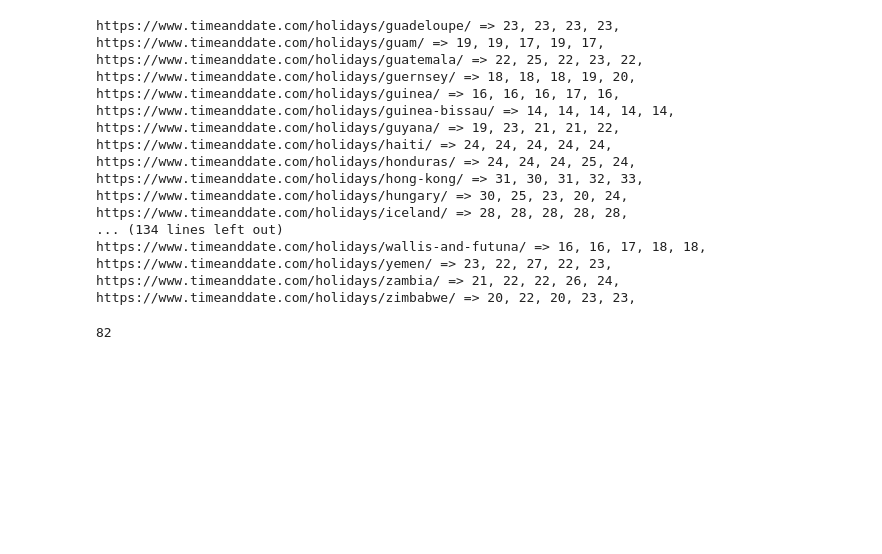
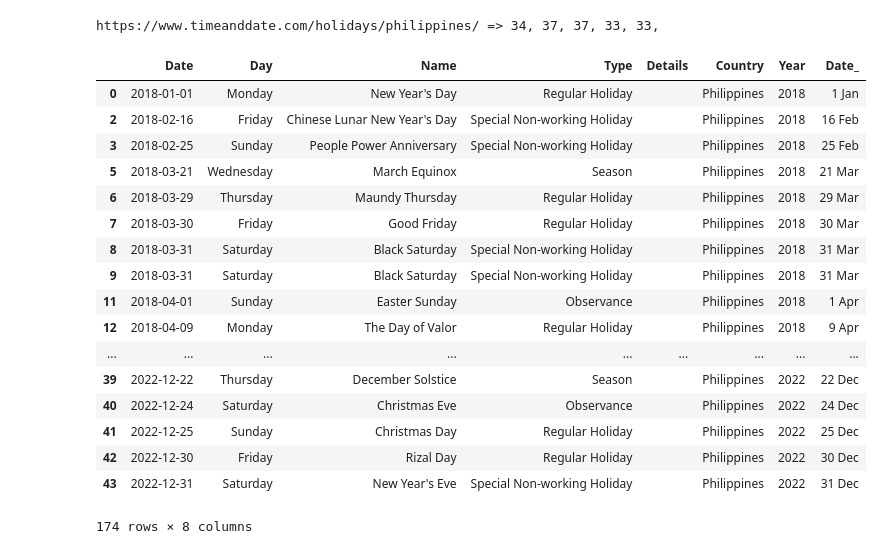
Before and after one commit to Hamma111/baris-project-scrapy, a Jupyter notebook: misc/NationalHolidays/scraper.ipynb, the cells around one changed output. Cells and saved outputs as stored; diff of their text form; code cells hidden in the pictures; blank space fills up the shorter version.

```diff
--- a/misc/NationalHolidays/scraper.ipynb
+++ b/misc/NationalHolidays/scraper.ipynb
@@ -18,22 +17,25 @@ site = requests.get('https://www.timeanddate.com/holidays/?allcountries',
 # %%
 soup = BeautifulSoup(site.content)
 # %%
-countries_urls = ["https://www.timeanddate.com"+x.find('a')['href'] for x in soup.find("article", {'class':'category-list'}).findAll('li')]
+# countries_urls = ["https://www.timeanddate.com"+x.find('a')['href'] for x in soup.find("article", {'class':'category-list'}).findAll('li')]
+countries_urls = ["https://www.timeanddate.com/holidays/philippines/"]
 # %%
 years = ["2018","2019", "2020", "2021", "2022"]
 # %%
 all_dfs = []
 # %%
-for country_url in tqdm(countries_urls[82:]):
+for country_url in tqdm(countries_urls[:]):
     print(country_url, end=" => ")
     for year in years:
         web_url = country_url + year
         try:
-            df = pd.read_html(web_url)[0].dropna()
+            df = pd.read_html(web_url)[0]#.dropna()
         except ValueError:
             continue
         if len(df.columns) == 4:
             df['Details'] = ""
+#         df['Details'] = ""
+        df = df.dropna()
         df.columns = ["Date", "Day", "Name", "Type" , "Details"]
         df['Country'] = country_url.split("/")[-2].capitalize()
         df['Year'] = year
@@ -46,28 +48,29 @@ for country_url in tqdm(countries_urls[82:]):
 #         break
 #     break
 # %% [output]
-https://www.timeanddate.com/holidays/guadeloupe/ => 23, 23, 23, 23,
-https://www.timeanddate.com/holidays/guam/ => 19, 19, 17, 19, 17,
-https://www.timeanddate.com/holidays/guatemala/ => 22, 25, 22, 23, 22,
-https://www.timeanddate.com/holidays/guernsey/ => 18, 18, 18, 19, 20,
-https://www.timeanddate.com/holidays/guinea/ => 16, 16, 16, 17, 16,
-https://www.timeanddate.com/holidays/guinea-bissau/ => 14, 14, 14, 14, 14,
-https://www.timeanddate.com/holidays/guyana/ => 19, 23, 21, 21, 22,
-https://www.timeanddate.com/holidays/haiti/ => 24, 24, 24, 24, 24,
-https://www.timeanddate.com/holidays/honduras/ => 24, 24, 24, 25, 24,
-https://www.timeanddate.com/holidays/hong-kong/ => 31, 30, 31, 32, 33,
-https://www.timeanddate.com/holidays/hungary/ => 30, 25, 23, 20, 24,
-https://www.timeanddate.com/holidays/iceland/ => 28, 28, 28, 28, 28,
-... (134 lines left out)
-https://www.timeanddate.com/holidays/wallis-and-futuna/ => 16, 16, 17, 18, 18,
-https://www.timeanddate.com/holidays/yemen/ => 23, 22, 27, 22, 23,
-https://www.timeanddate.com/holidays/zambia/ => 21, 22, 22, 26, 24,
-https://www.timeanddate.com/holidays/zimbabwe/ => 20, 22, 20, 23, 23,
+https://www.timeanddate.com/holidays/philippines/ => 34, 37, 37, 33, 33,
-# %%
-countries_urls.index(country_url)
-# %% [output]
-82
 # %%
 df = pd.concat(all_dfs)
+# %%
+df
+# %% [output]
+|  | Date | Day | Name | Type | Details | Country | Year | Date_ |
+| 0 | 2018-01-01 | Monday | New Year's Day | Regular Holiday |  | Philippines | 2018 | 1 Jan |
+| 2 | 2018-02-16 | Friday | Chinese Lunar New Year's Day | Special Non-working Holiday |  | Philippines | 2018 | 16 Feb |
+| 3 | 2018-02-25 | Sunday | People Power Anniversary | Special Non-working Holiday |  | Philippines | 2018 | 25 Feb |
+| 5 | 2018-03-21 | Wednesday | March Equinox | Season |  | Philippines | 2018 | 21 Mar |
+| 6 | 2018-03-29 | Thursday | Maundy Thursday | Regular Holiday |  | Philippines | 2018 | 29 Mar |
+| 7 | 2018-03-30 | Friday | Good Friday | Regular Holiday |  | Philippines | 2018 | 30 Mar |
+| 8 | 2018-03-31 | Saturday | Black Saturday | Special Non-working Holiday |  | Philippines | 2018 | 31 Mar |
+| 9 | 2018-03-31 | Saturday | Black Saturday | Special Non-working Holiday |  | Philippines | 2018 | 31 Mar |
+| 11 | 2018-04-01 | Sunday | Easter Sunday | Observance |  | Philippines | 2018 | 1 Apr |
+| 12 | 2018-04-09 | Monday | The Day of Valor | Regular Holiday |  | Philippines | 2018 | 9 Apr |
+| ... | ... | ... | ... | ... | ... | ... | ... | ... |
+| 39 | 2022-12-22 | Thursday | December Solstice | Season |  | Philippines | 2022 | 22 Dec |
+| 40 | 2022-12-24 | Saturday | Christmas Eve | Observance |  | Philippines | 2022 | 24 Dec |
+| 41 | 2022-12-25 | Sunday | Christmas Day | Regular Holiday |  | Philippines | 2022 | 25 Dec |
+| 42 | 2022-12-30 | Friday | Rizal Day | Regular Holiday |  | Philippines | 2022 | 30 Dec |
+| 43 | 2022-12-31 | Saturday | New Year's Eve | Special Non-working Holiday |  | Philippines | 2022 | 31 Dec |
+174 rows × 8 columns
 # %%
 df.reset_index().drop(['index'], axis=1).to_excel('Holidays Data.xlsx', index=False)
```
Also changed, not shown: parts of 33 cells of this notebook, 4 other files.
